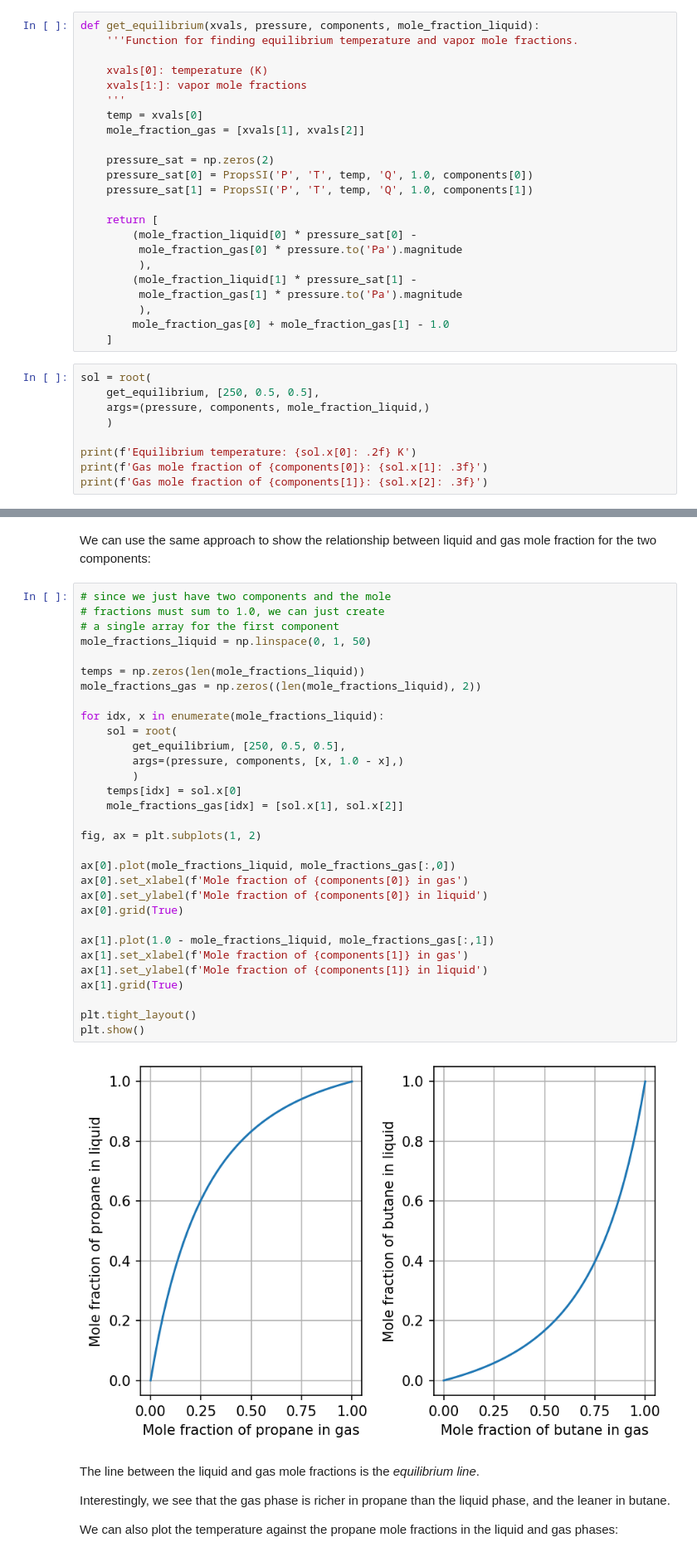
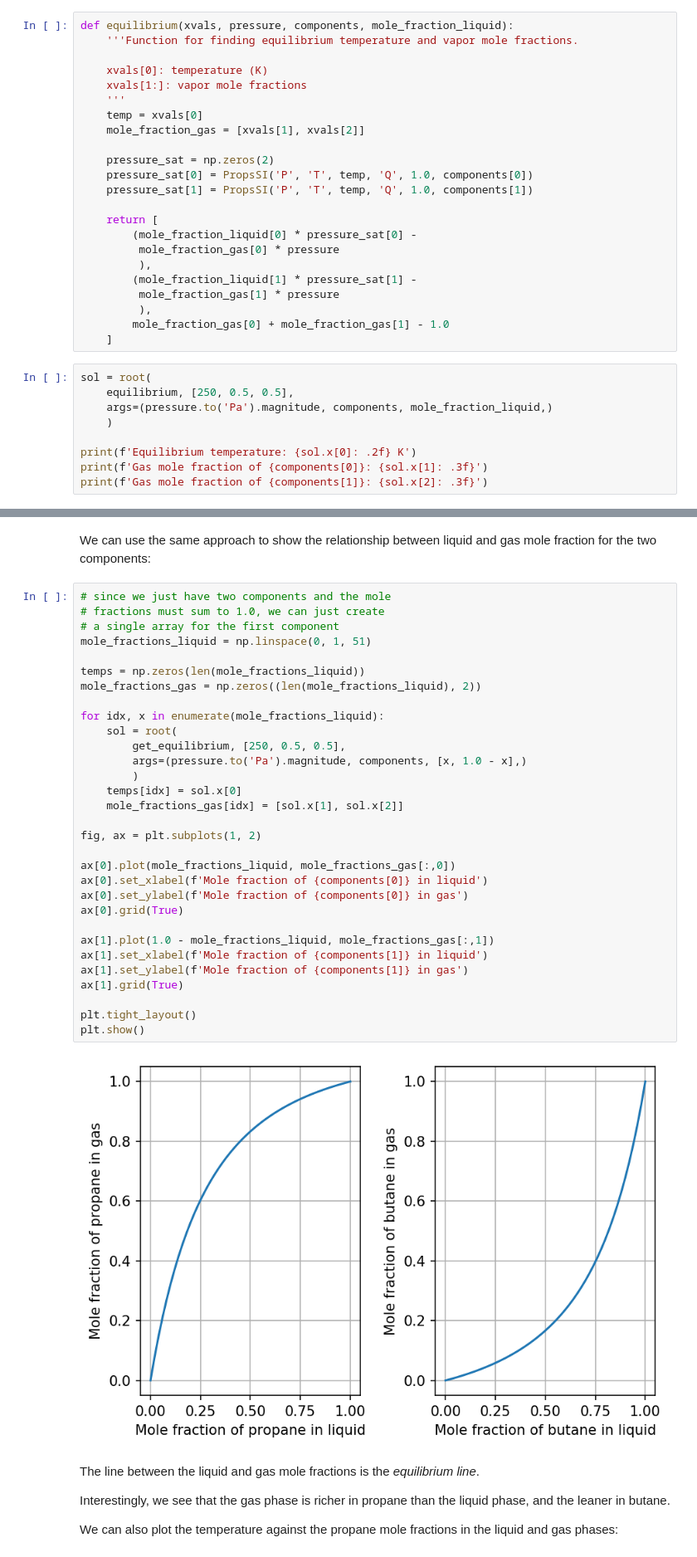
Before and after one commit to kyleniemeyer/computational-thermo, a Jupyter notebook: content/mixtures/multicomponent-phase-equilibrium.ipynb, the cells around one changed output, grey strips where cells are left out. Shown: that part at 83% size. Drawn from its saved outputs; the diff is of its cells as text.

Commit message:
Updates to multicomponent phase equilibrium module

```diff
--- a/content/mixtures/multicomponent-phase-equilibrium.ipynb
+++ b/content/mixtures/multicomponent-phase-equilibrium.ipynb
@@ -37,5 +56,5 @@ mole_fraction_liquid[1] = 1.0 - mole_fraction_liquid[0]
 # %%
-def get_equilibrium(xvals, pressure, components, mole_fraction_liquid):
+def equilibrium(xvals, pressure, components, mole_fraction_liquid):
     '''Function for finding equilibrium temperature and vapor mole fractions.
 
     xvals[0]: temperature (K)
@@ -50,17 +69,17 @@ def get_equilibrium(xvals, pressure, components, mole_fraction_liquid):
 
     return [
         (mole_fraction_liquid[0] * pressure_sat[0] -
-         mole_fraction_gas[0] * pressure.to('Pa').magnitude
+         mole_fraction_gas[0] * pressure
          ),
         (mole_fraction_liquid[1] * pressure_sat[1] -
-         mole_fraction_gas[1] * pressure.to('Pa').magnitude
+         mole_fraction_gas[1] * pressure
          ),
         mole_fraction_gas[0] + mole_fraction_gas[1] - 1.0
     ]
 # %%
 sol = root(
-    get_equilibrium, [250, 0.5, 0.5],
-    args=(pressure, components, mole_fraction_liquid,)
+    equilibrium, [250, 0.5, 0.5],
+    args=(pressure.to('Pa').magnitude, components, mole_fraction_liquid,)
     )
 
 print(f'Equilibrium temperature: {sol.x[0]: .2f} K')
@@ -75,36 +96,36 @@ We can use the same approach to show the relationship between liquid and gas mol
 # %%
 # since we just have two components and the mole
 # fractions must sum to 1.0, we can just create
 # a single array for the first component
-mole_fractions_liquid = np.linspace(0, 1, 50)
+mole_fractions_liquid = np.linspace(0, 1, 51)
 
 temps = np.zeros(len(mole_fractions_liquid))
 mole_fractions_gas = np.zeros((len(mole_fractions_liquid), 2))
 
 for idx, x in enumerate(mole_fractions_liquid):
     sol = root(
         get_equilibrium, [250, 0.5, 0.5],
-        args=(pressure, components, [x, 1.0 - x],)
+        args=(pressure.to('Pa').magnitude, components, [x, 1.0 - x],)
         )
     temps[idx] = sol.x[0]
     mole_fractions_gas[idx] = [sol.x[1], sol.x[2]]
 
 fig, ax = plt.subplots(1, 2)
 
 ax[0].plot(mole_fractions_liquid, mole_fractions_gas[:,0])
-ax[0].set_xlabel(f'Mole fraction of {components[0]} in gas')
-ax[0].set_ylabel(f'Mole fraction of {components[0]} in liquid')
+ax[0].set_xlabel(f'Mole fraction of {components[0]} in liquid')
+ax[0].set_ylabel(f'Mole fraction of {components[0]} in gas')
 ax[0].grid(True)
 
 ax[1].plot(1.0 - mole_fractions_liquid, mole_fractions_gas[:,1])
-ax[1].set_xlabel(f'Mole fraction of {components[1]} in gas')
-ax[1].set_ylabel(f'Mole fraction of {components[1]} in liquid')
+ax[1].set_xlabel(f'Mole fraction of {components[1]} in liquid')
+ax[1].set_ylabel(f'Mole fraction of {components[1]} in gas')
 ax[1].grid(True)
 
 plt.tight_layout()
 plt.show()
 # %% [output]
-[figure, old version]
+[figure, new version]
 # %% [markdown]
 The line between the liquid and gas mole fractions is the *equilibrium line*.
 
```
Also changed, not shown: parts of 8 cells of this notebook, 5 other files.
